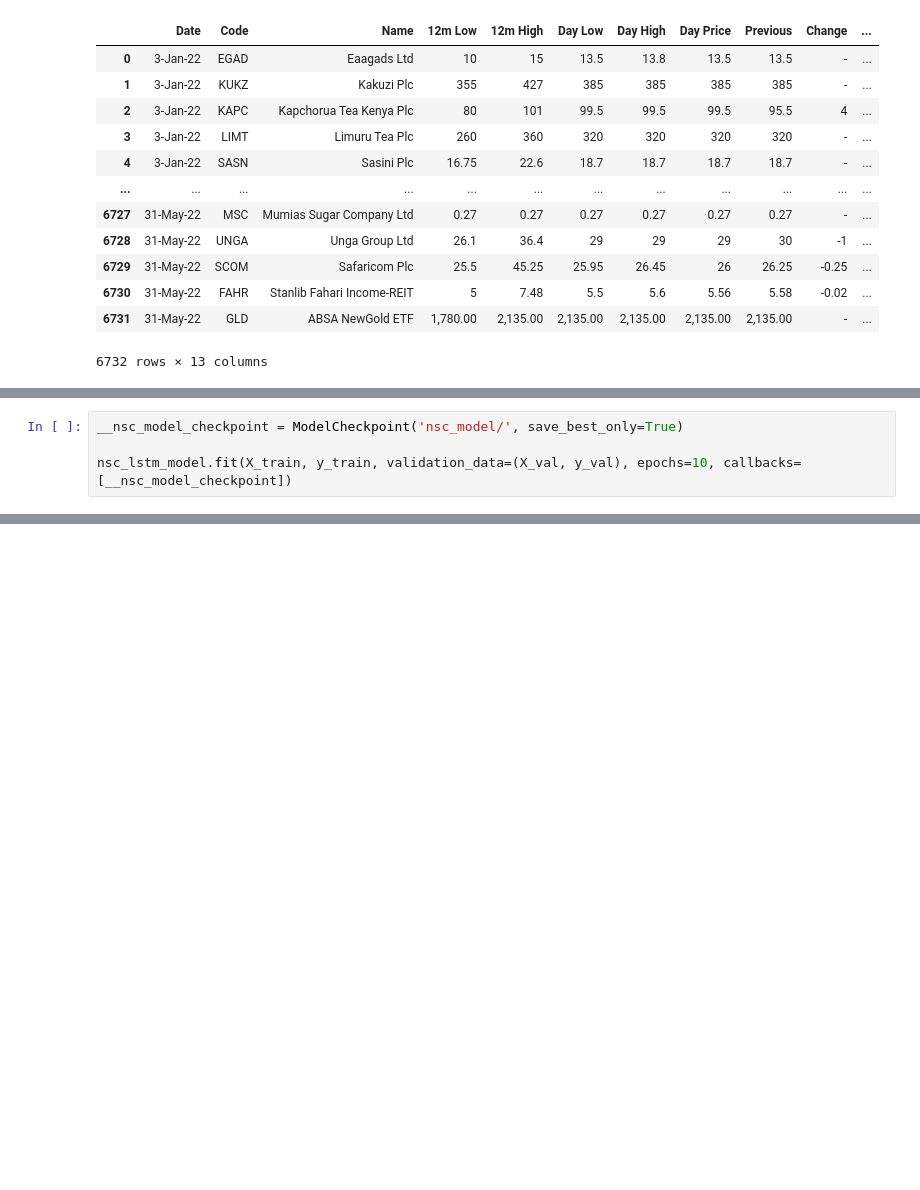
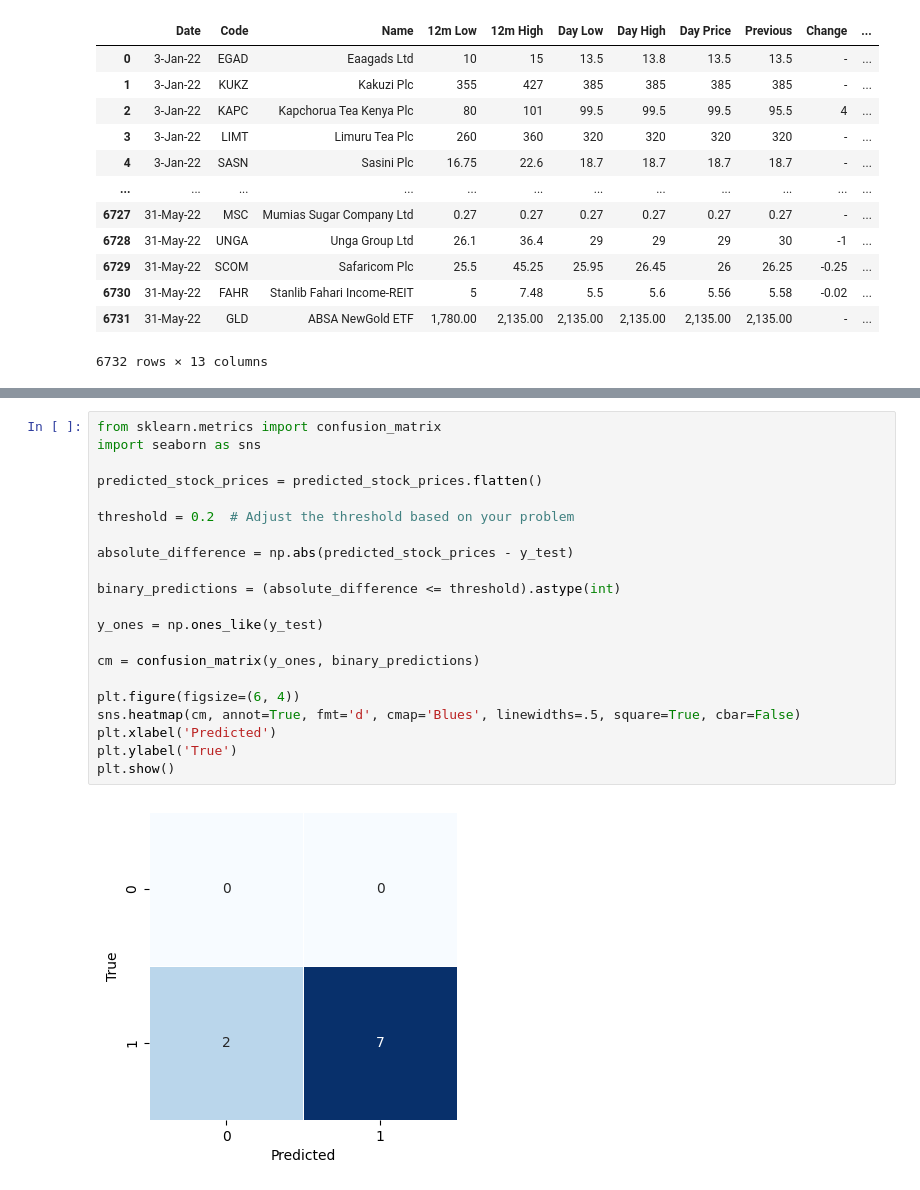
Before and after one commit to keringKirwa/4.1_Machine_Learning, a Jupyter notebook: NCS_Time_Series_Prediction/NSE_predictions.ipynb, the cells around one changed output, grey strips where cells are left out. Saved outputs shown, nothing was run; the diff lists cells and outputs as text; blank space fills up the shorter version.

```diff
--- a/NCS_Time_Series_Prediction/NSE_predictions.ipynb
+++ b/NCS_Time_Series_Prediction/NSE_predictions.ipynb
@@ -298,4 +168,0 @@ X_train.shape,y_train.shape, X_val.shape,y_val.shape, X_test.shape, y_test.shape
-# %%
-__nsc_model_checkpoint = ModelCheckpoint('nsc_model/', save_best_only=True)
-
-nsc_lstm_model.fit(X_train, y_train, validation_data=(X_val, y_val), epochs=10, callbacks=[__nsc_model_checkpoint])
@@ -320,0 +300,23 @@ INFO:tensorflow:Assets written to: nsc_model/assets
+# %%
+from sklearn.metrics import confusion_matrix
+import seaborn as sns
+
+predicted_stock_prices = predicted_stock_prices.flatten()
+
+threshold = 0.2  # Adjust the threshold based on your problem
+
+absolute_difference = np.abs(predicted_stock_prices - y_test)
+
+binary_predictions = (absolute_difference <= threshold).astype(int)
+
+y_ones = np.ones_like(y_test)
+
+cm = confusion_matrix(y_ones, binary_predictions)
+
+plt.figure(figsize=(6, 4))
+sns.heatmap(cm, annot=True, fmt='d', cmap='Blues', linewidths=.5, square=True, cbar=False)
+plt.xlabel('Predicted')
+plt.ylabel('True')
+plt.show()
+# %% [output]
+[figure, added]
```
Also changed, not shown: parts of 14 cells of this notebook, 18 other files.
